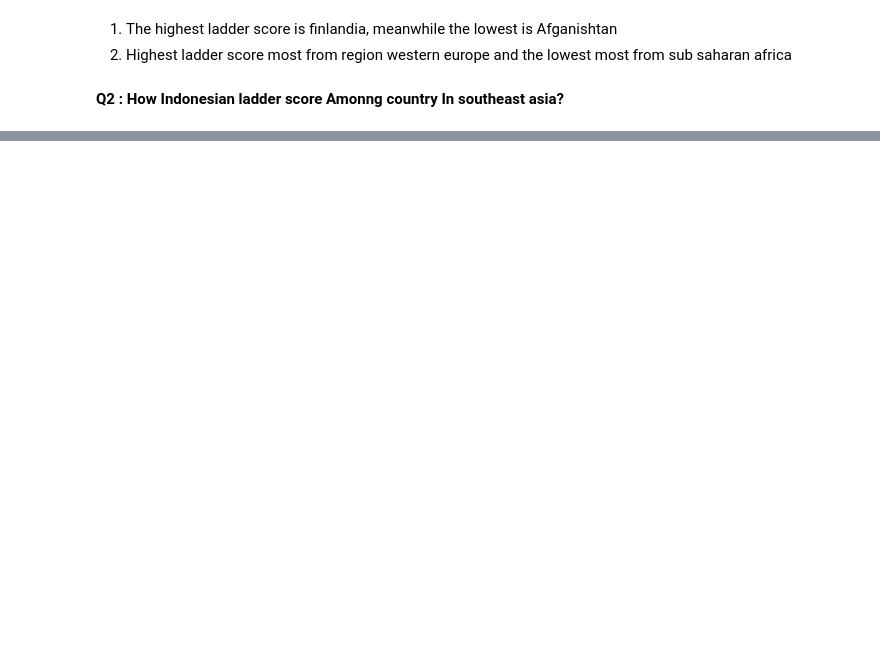
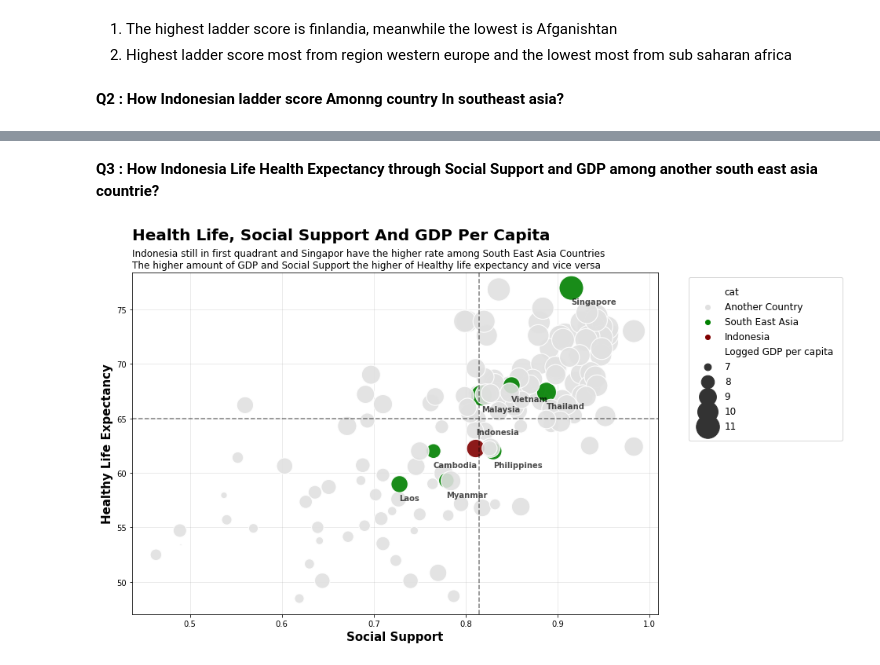
Before and after one commit to fianadew/Explanatory-Data-Analysis, a Jupyter notebook: Happinest_World.ipynb, the cells around one changed output, grey strips where cells are left out. Cells and saved outputs as stored; diff of their text form; code cells hidden in the pictures; blank space fills up the shorter version.

```diff
--- a/Happinest_World.ipynb
+++ b/Happinest_World.ipynb
@@ -229,0 +230,58 @@ for i, bar in enumerate(bar2):
+# %% [markdown]
+**Q3 : How Indonesia Life Health Expectancy through Social Support and GDP among another south east asia countrie?**
+# %%
+health_mean = df['Healthy life expectancy'].mean()
+social_mean = df['Social support'].mean()
+countries = df[df['Regional indicator'] == 'Southeast Asia']['Country name'].tolist()
+df['cat'] = df.apply(lambda x :'South East Asia'if (x['Regional indicator'] == 'Southeast Asia' and x['Country name']!='Indonesia') else ('Indonesia' if x['Country name']=='Indonesia' else 'Another Country'), axis=1)
+
+
+fig, ax = plt.subplots(figsize=(12,8))
+
+ax.grid(alpha=0.3)
+ax.set_axisbelow(True)
+health_line = ax.axhline(health_mean, linestyle='--', color='black', alpha=0.5)
+social_line = ax.axvline(social_mean, linestyle='--', color='black', alpha=0.5)
+'Social support', 'Healthy life expectancy',
+
+sns.scatterplot(
+    y= 'Healthy life expectancy',
+    x='Social support',
+    data=df,
+    hue='cat',
+    size='Logged GDP per capita',
+    ax=ax, sizes=(5, 1000),
+    palette=['#E0E0E0', 'green', 'maroon'],
+    alpha=0.9,
+)
+
+for i in range(SEA.shape[0]):
+  if SEA['Country name'].iloc[i] == 'Indonesia':
+    ax.text(
+      x=SEA['Social support'].iloc[i],
+      y=SEA['Healthy life expectancy'].iloc[i] + 1.3,
+      s=SEA['Country name'].iloc[i],
+      fontsize=10,
+      fontweight='bold',
+      alpha=0.7)
+  else:
+    ax.text(
+      x=SEA['Social support'].iloc[i],
+      y=SEA['Healthy life expectancy'].iloc[i] - 1.5,
+      s=SEA['Country name'].iloc[i],
+      fontsize=10,
+      fontweight='bold',
+      alpha=0.7
+  )
+
+xmin, xmax = ax.get_xlim()
+ymin, ymax = ax.get_ylim()
+
+ax.legend(bbox_to_anchor=(1.05, 1), ncol=1, borderpad=1, frameon=True, fontsize=12)
+plt.text(s='Health Life, Social Support And GDP Per Capita', x=xmin, y=ymax+3, fontsize=20, fontweight='bold')
+plt.title('Indonesia still in first quadrant and Singapor have the higher rate among South East Asia Countries \nThe higher amount of GDP and Social Support the higher of Healthy life expectancy and vice versa', loc='left')
+plt.xlabel('Social Support', fontsize=15, fontweight='bold')
+plt.ylabel('Healthy Life Expectancy', fontsize=15, fontweight='bold')
+plt.show()
+# %% [output]
+[figure, added]
```
Also changed, not shown: parts of 2 cells of this notebook.
